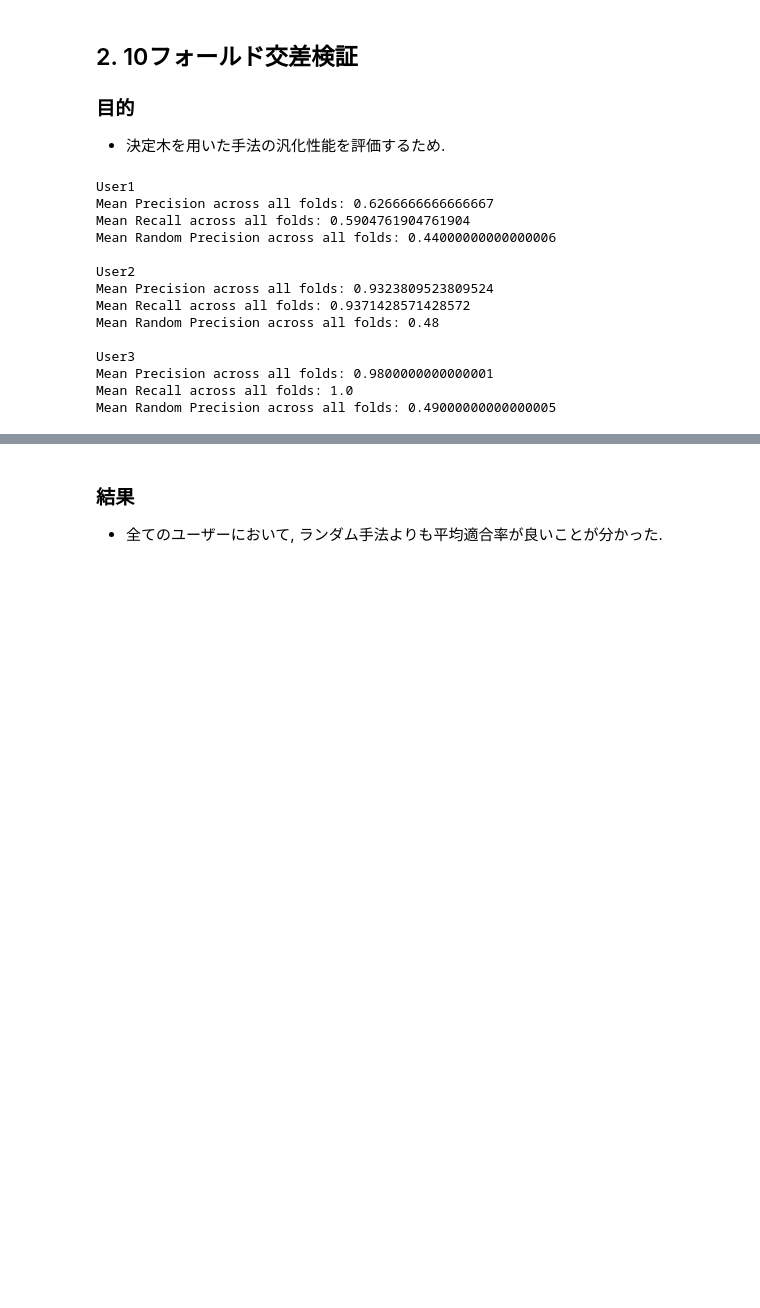
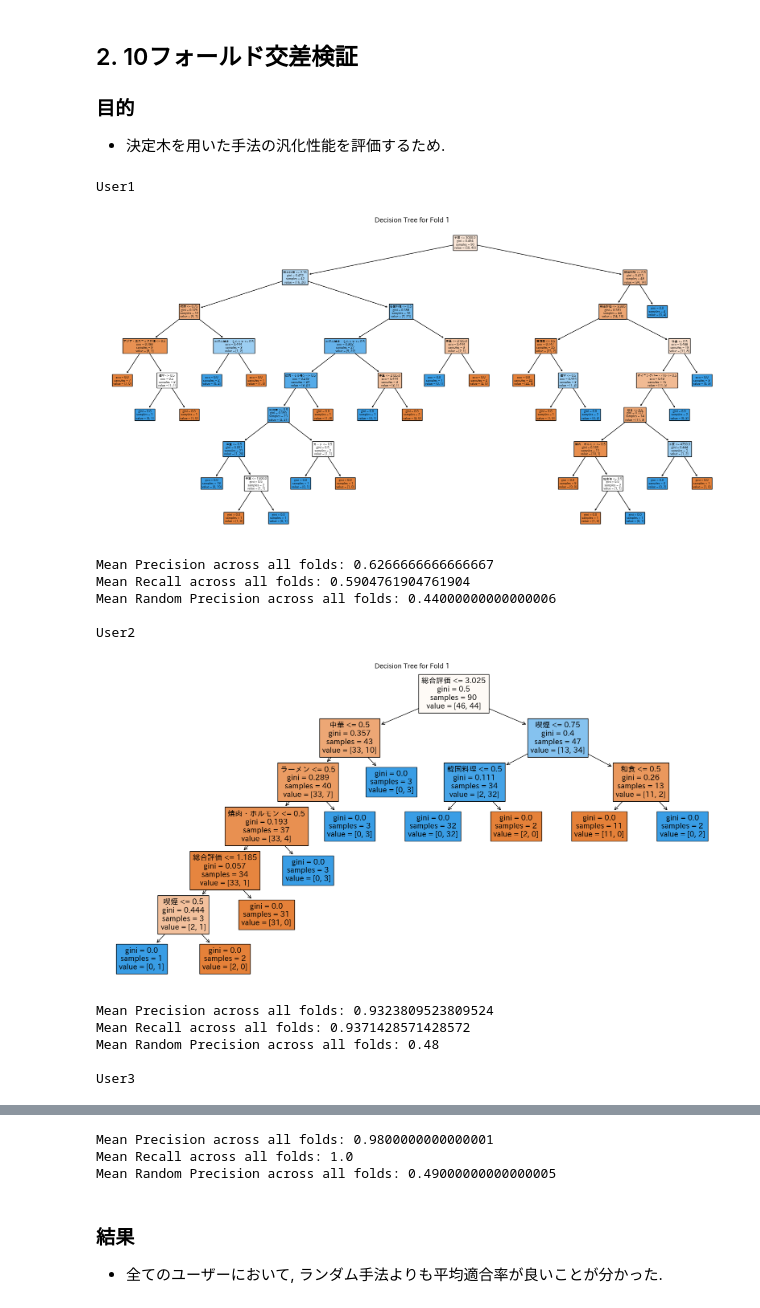
Before and after one commit to Ryosuke1025/RecommenderAlgorithm, a Jupyter notebook: recommender.ipynb, the cells around one changed output, grey strips where cells are left out. Saved outputs shown, nothing was run; the diff lists cells and outputs as text; code cells hidden in the pictures; blank space fills up the shorter version.

```diff
--- a/recommender.ipynb
+++ b/recommender.ipynb
@@ -84,47 +84,47 @@ def crossValidation(user_ratings_np):
         recall = recall_score(y_test, predictions, zero_division=0)
         recalls.append(recall)
 
         # テストセットに含まれる陽性クラスの割合を計算し、リストに追加
         positive_class_ratio = np.mean(y_test)
         random_precisions.append(positive_class_ratio)
 
         # 決定木のプロット
-        """plt.figure(figsize=(20,10))
-        plot_tree(classifier, filled=True, feature_names=feature_names)
-        plt.title(f'Decision Tree for Fold {fold_counter}')
-        plt.show()"""
+        if fold_counter == 1:
+            plt.figure(figsize=(20,10))
+            plot_tree(classifier, filled=True, feature_names=feature_names)
+            plt.title(f'Decision Tree for Fold {fold_counter}')
+            plt.show()
 
         # 次のフォールドへのカウンターを増やす
         fold_counter += 1
 
     # 全フォールドでの平均正解率を出力
     mean_precision = np.mean(precisions)
     mean_recall = np.mean(recalls)
     mean_random_precisions = np.mean(random_precisions)
     print(f'Mean Precision across all folds: {mean_precision}')
     print(f'Mean Recall across all folds: {mean_recall}')
     print(f'Mean Random Precision across all folds: {mean_random_precisions}\n')
 
     return precisions, random_precisions, recalls
 
 print("User1")
 user1_precisions, random1_predisions, recalls = crossValidation(user1_ratings_np)
 print("User2")
 user2_precisions, random2_predisions, recalls = crossValidation(user2_ratings_np)
 print("User3")
 user3_precisions, random3_predisions, recalls = crossValidation(user3_ratings_np)
 # %% [output]
 User1
-Mean Precision across all folds: 0.6266666666666667
-Mean Recall across all folds: 0.5904761904761904
-Mean Random Precision across all folds: 0.44000000000000006
-
-User2
-Mean Precision across all folds: 0.9323809523809524
-Mean Recall across all folds: 0.9371428571428572
-Mean Random Precision across all folds: 0.48
-
-User3
-Mean Precision across all folds: 0.9800000000000001
-Mean Recall across all folds: 1.0
-Mean Random Precision across all folds: 0.49000000000000005
+[figure, added]
+Mean Precision across all folds: 0.6266666666666667
+Mean Recall across all folds: 0.5904761904761904
+Mean Random Precision across all folds: 0.44000000000000006
+
+User2
+[figure, added]
+Mean Precision across all folds: 0.9323809523809524
+Mean Recall across all folds: 0.9371428571428572
+Mean Random Precision across all folds: 0.48
+
+User3
@@ -131,3 +132,6 @@ Mean Random Precision across all folds: 0.49000000000000005
+Mean Precision across all folds: 0.9800000000000001
+Mean Recall across all folds: 1.0
+Mean Random Precision across all folds: 0.49000000000000005
 # %% [markdown]
 ### 結果
 - 全てのユーザーにおいて, ランダム手法よりも平均適合率が良いことが分かった.
```
Also changed, not shown: parts of 16 cells of this notebook.
